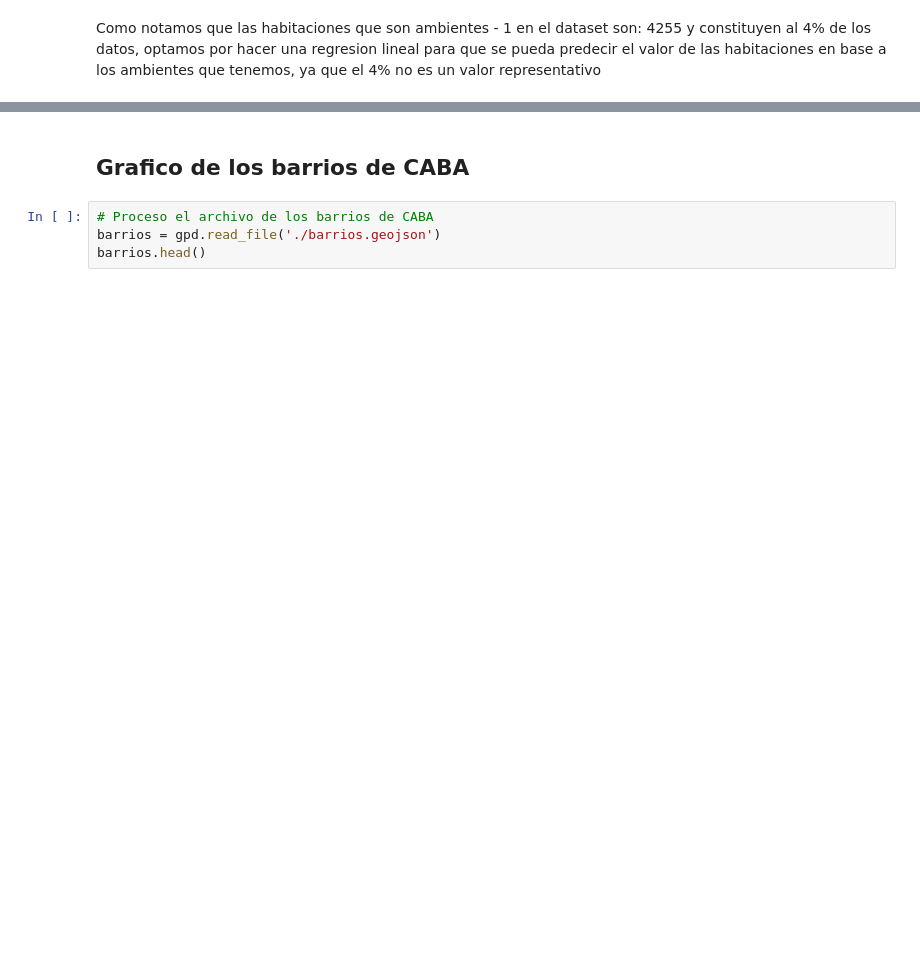
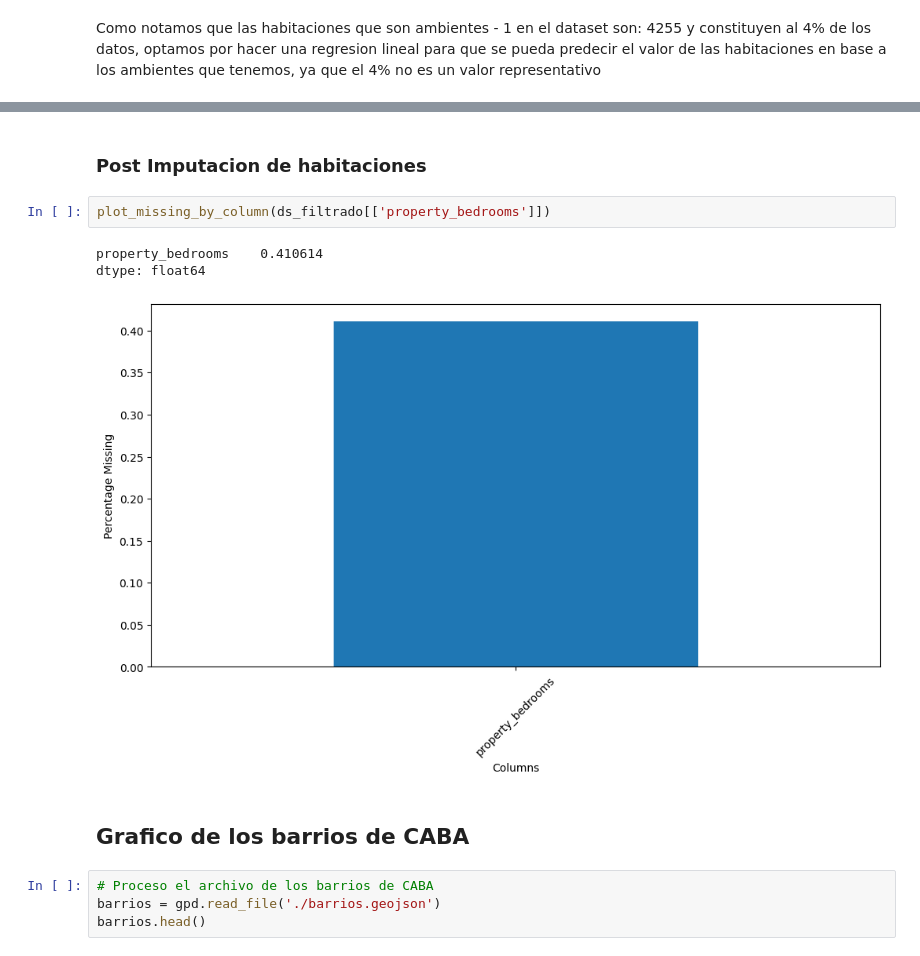
Before and after one commit to Naza26/7506R-2C2022-GRUPO01, a Jupyter notebook: 7506R_TP1_GRUPO1_ENTREGA.ipynb, the cells around one changed output, grey strips where cells are left out. Drawn from its saved outputs; the diff is of its cells as text; blank space fills up the shorter version.

```diff
--- a/7506R_TP1_GRUPO1_ENTREGA.ipynb
+++ b/7506R_TP1_GRUPO1_ENTREGA.ipynb
@@ -580,3 +1051,11 @@ print(ds_filtrado.property_bedrooms.isna().sum())
+# %% [markdown]
+### Post Imputacion de habitaciones
+# %%
+plot_missing_by_column(ds_filtrado[['property_bedrooms']])
+# %% [output]
+property_bedrooms    0.410614
+dtype: float64
+[figure, added]
 # %% [markdown]
 ## Grafico de los barrios de CABA
 # %%
```
Also changed, not shown: parts of 149 cells of this notebook.
